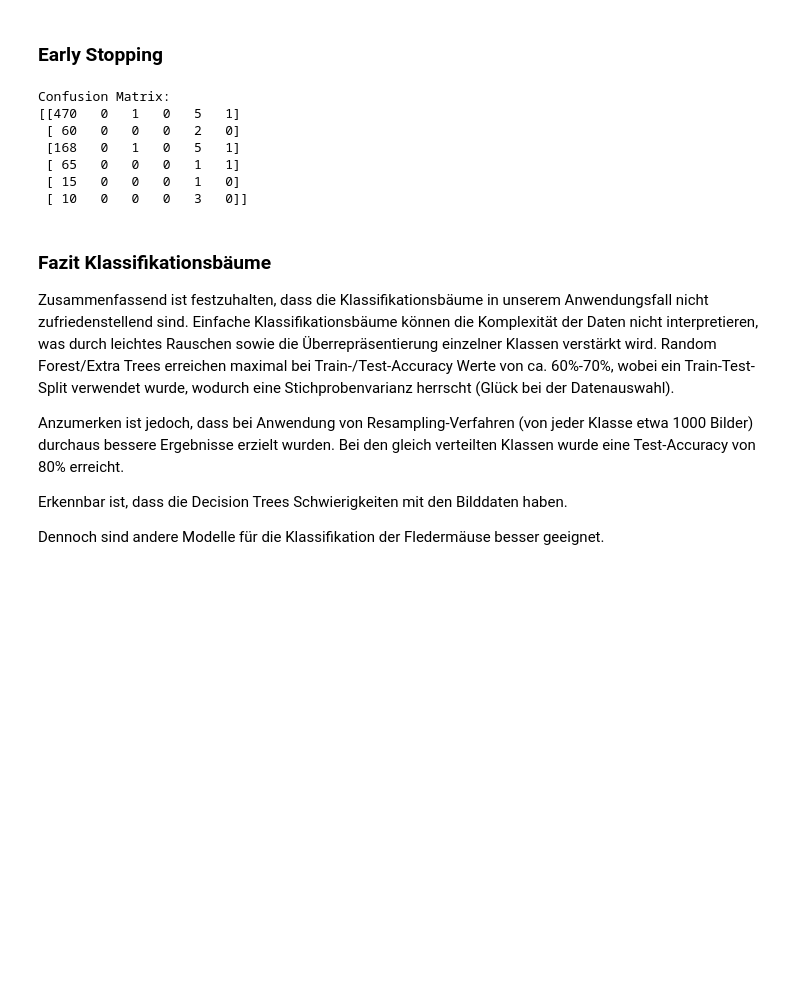
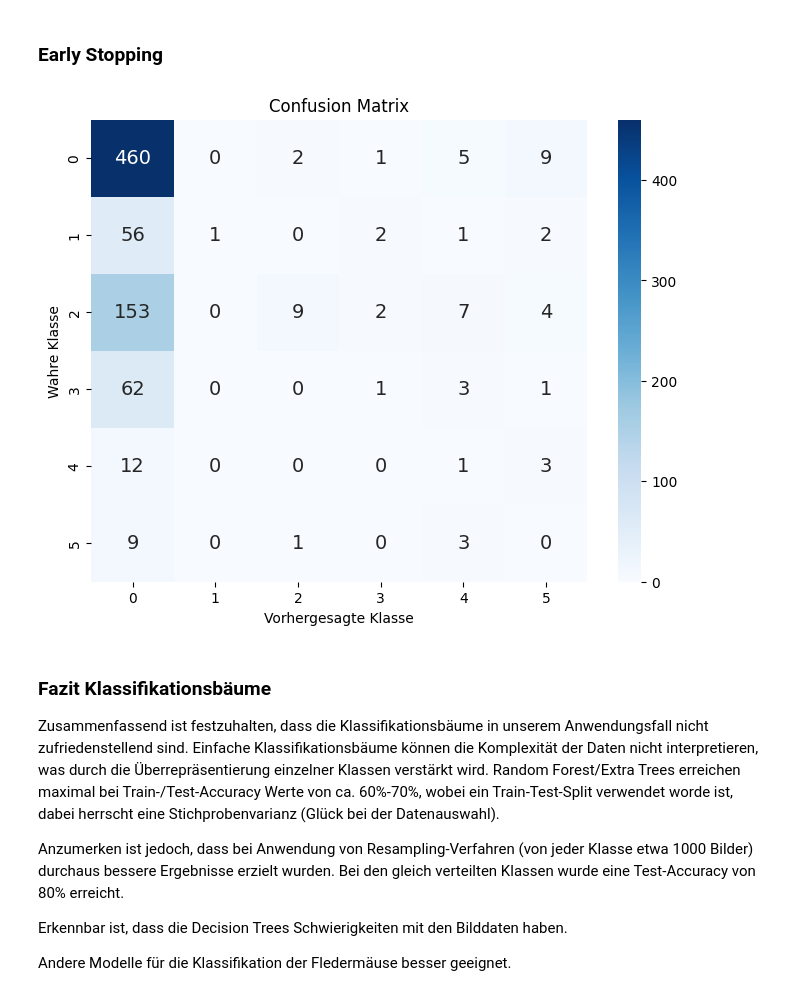
Before and after one commit to amarcelq/ml_project, a Jupyter notebook: tree.ipynb, the cells around one changed output. Cells and saved outputs as stored; diff of their text form; code cells hidden in the pictures; blank space fills up the shorter version.

Commit message:
Tree Notebook

```diff
--- a/tree.ipynb
+++ b/tree.ipynb
@@ -475,7 +480,7 @@ KeyboardInterrupt:
 from sklearn.ensemble import GradientBoostingClassifier
 from sklearn.metrics import mean_squared_error
 
-gbrt = GradientBoostingClassifier(max_depth=2, warm_start=True)
+gbrt = GradientBoostingClassifier(max_depth=6, warm_start=True)
 
 min_val_error = float("inf")
 error_going_up = 0
@@ -492,16 +497,3 @@ for n_estimators in range(1, 120):
         error_going_up += 1
         if error_going_up == 5:
             break   #Early Stopping
-# %%
-from sklearn.metrics import confusion_matrix
-cm = confusion_matrix(y_test, y_pred)
-print("Confusion Matrix:")
-print(cm)
-# %% [output]
-Confusion Matrix:
-[[470   0   1   0   5   1]
- [ 60   0   0   0   2   0]
- [168   0   1   0   5   1]
- [ 65   0   0   0   1   1]
- [ 15   0   0   0   1   0]
- [ 10   0   0   0   3   0]]
@@ -545,9 +500,21 @@ print("Testgenauigkeit:", accuracy)
+# %%
+cm = confusion_matrix(y_test, y_pred)
+
+# Plotte die Confusion Matrix als Heatmap
+plt.figure(figsize=(8, 6))
+sns.heatmap(cm, annot=True, fmt='d', cmap='Blues', annot_kws={"size": 14})
+plt.title('Confusion Matrix')
+plt.xlabel('Vorhergesagte Klasse')
+plt.ylabel('Wahre Klasse')
+plt.show()
+# %% [output]
+[figure, added]
 # %% [markdown]
 ### Fazit Klassifikationsbäume
-Zusammenfassend ist festzuhalten, dass die Klassifikationsbäume in unserem Anwendungsfall nicht zufriedenstellend sind. Einfache Klassifikationsbäume können die Komplexität der Daten nicht interpretieren, was durch leichtes Rauschen sowie die Überrepräsentierung einzelner Klassen verstärkt wird. Random Forest/Extra Trees erreichen maximal bei Train-/Test-Accuracy Werte von ca. 60%-70%, wobei ein Train-Test-Split verwendet wurde, wodurch eine Stichprobenvarianz herrscht (Glück bei der Datenauswahl).
+Zusammenfassend ist festzuhalten, dass die Klassifikationsbäume in unserem Anwendungsfall nicht zufriedenstellend sind. Einfache Klassifikationsbäume können die Komplexität der Daten nicht interpretieren, was durch die Überrepräsentierung einzelner Klassen verstärkt wird. Random Forest/Extra Trees erreichen maximal bei Train-/Test-Accuracy Werte von ca. 60%-70%, wobei ein Train-Test-Split verwendet worde ist, dabei herrscht eine Stichprobenvarianz (Glück bei der Datenauswahl).
 
 Anzumerken ist jedoch, dass bei Anwendung von Resampling-Verfahren (von jeder Klasse etwa 1000 Bilder) durchaus bessere Ergebnisse erzielt wurden. Bei den gleich verteilten Klassen wurde eine Test-Accuracy von 80% erreicht.
 
 Erkennbar ist, dass die Decision Trees Schwierigkeiten mit den Bilddaten haben.
 
-Dennoch sind andere Modelle für die Klassifikation der Fledermäuse besser geeignet.
+Andere Modelle für die Klassifikation der Fledermäuse besser geeignet.
```
Also changed, not shown: parts of 12 cells of this notebook.
